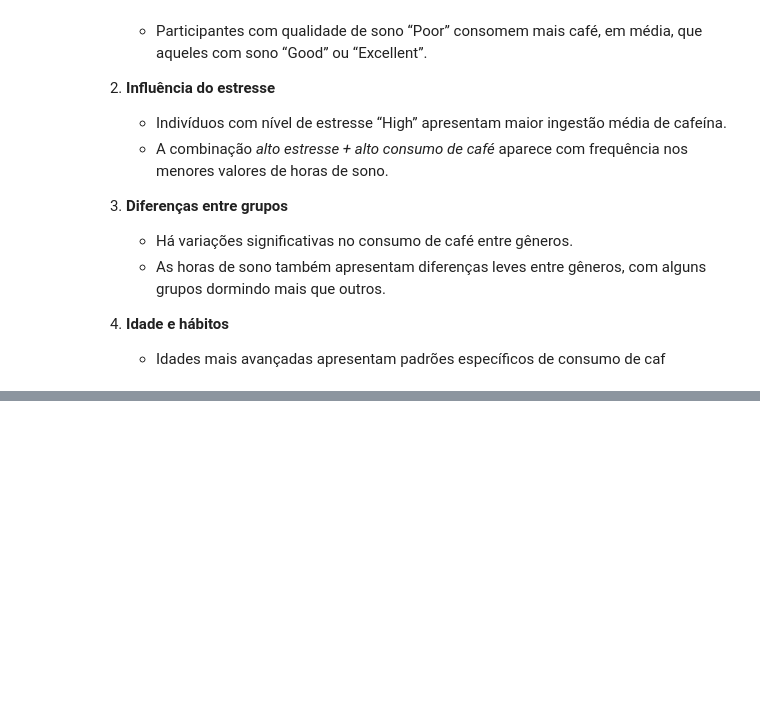
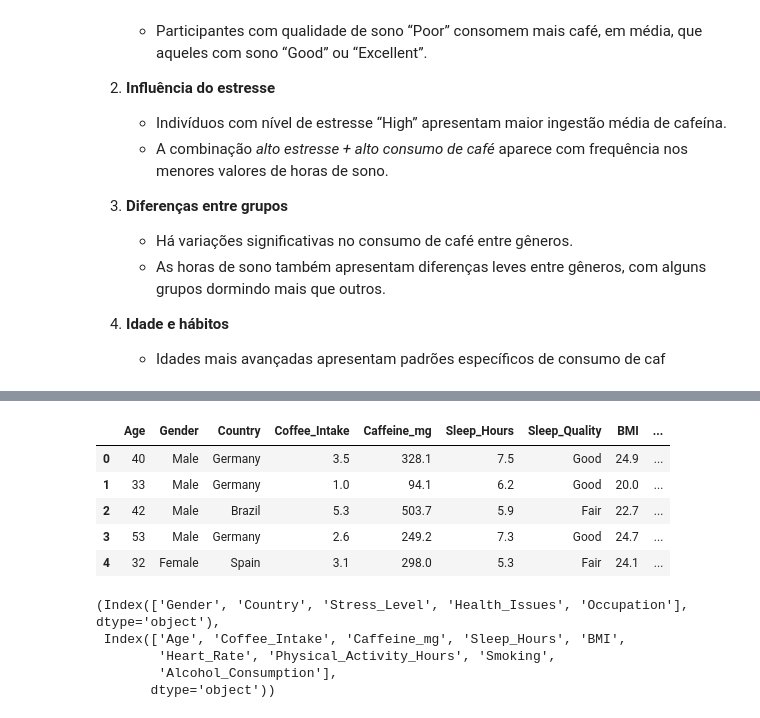
Before and after one commit to felippeximenes/coffee-sleep-analysis, a Jupyter notebook: notebook/eda.ipynb, the cells around one changed output, grey strips where cells are left out. Saved outputs shown, nothing was run; the diff lists cells and outputs as text; code cells hidden in the pictures; blank space fills up the shorter version.

Commit message:
feat: preprocessing setup (copy df, remove ID, label encoding, column transformer)

```diff
--- a/notebook/eda.ipynb
+++ b/notebook/eda.ipynb
@@ -283,3 +283,6 @@ A partir das análises exploratórias e comparativas, observamos os seguintes pa
 
 4. **Idade e hábitos**
    - Idades mais avançadas apresentam padrões específicos de consumo de caf
+# %%
+df_model = df.copy()
+df_model.head()
@@ -285,0 +296,39 @@ A partir das análises exploratórias e comparativas, observamos os seguintes pa
+# %%
+df_model = df_model.drop(columns=["ID"])
+df_model.head()
+# %% [output]
+|  | Age | Gender | Country | Coffee_Intake | Caffeine_mg | Sleep_Hours | Sleep_Quality | BMI | ... |
+| 0 | 40 | Male | Germany | 3.5 | 328.1 | 7.5 | Good | 24.9 | ... |
+| 1 | 33 | Male | Germany | 1.0 | 94.1 | 6.2 | Good | 20.0 | ... |
+| 2 | 42 | Male | Brazil | 5.3 | 503.7 | 5.9 | Fair | 22.7 | ... |
+| 3 | 53 | Male | Germany | 2.6 | 249.2 | 7.3 | Good | 24.7 | ... |
+| 4 | 32 | Female | Spain | 3.1 | 298.0 | 5.3 | Fair | 24.1 | ... |
+# %%
+from sklearn.preprocessing import OneHotEncoder, LabelEncoder
+from sklearn.compose import ColumnTransformer
+from sklearn.preprocessing import StandardScaler
+from sklearn.model_selection import train_test_split
+import numpy as np
+
+# Target
+target = "Sleep_Quality"
+
+# Separar X e y
+X = df_model.drop(columns=[target])
+y = df_model[target]
+
+# Label encoding para o target
+label_encoder = LabelEncoder()
+y_encoded = label_encoder.fit_transform(y)
+
+# Identificar colunas categóricas e numéricas
+categorical_cols = X.select_dtypes(include=["object", "bool"]).columns
+numeric_cols = X.select_dtypes(include=["int64", "float64"]).columns
+
+categorical_cols, numeric_cols
+# %% [output]
+(Index(['Gender', 'Country', 'Stress_Level', 'Health_Issues', 'Occupation'], dtype='object'),
+ Index(['Age', 'Coffee_Intake', 'Caffeine_mg', 'Sleep_Hours', 'BMI',
+        'Heart_Rate', 'Physical_Activity_Hours', 'Smoking',
+        'Alcohol_Consumption'],
+       dtype='object'))
```
Also changed, not shown: parts of 2 cells of this notebook.
